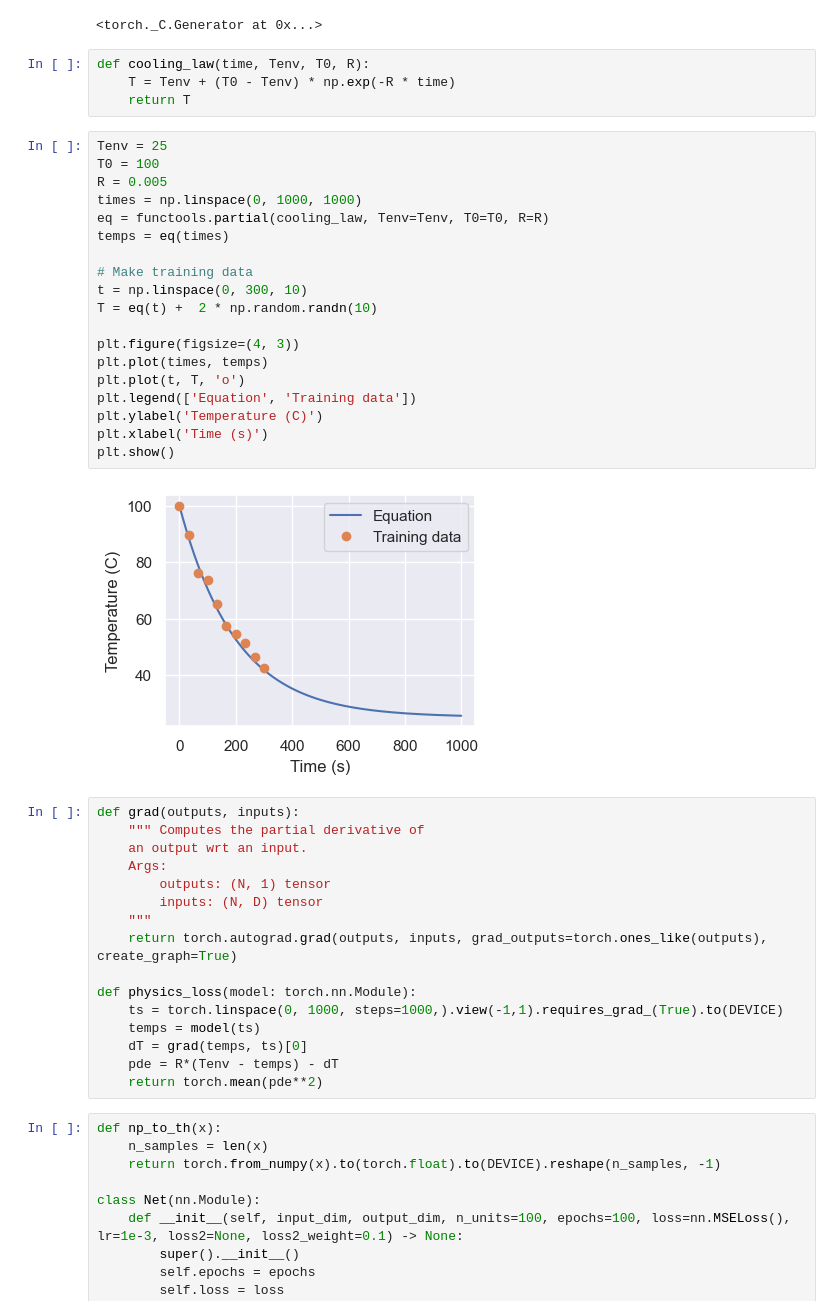
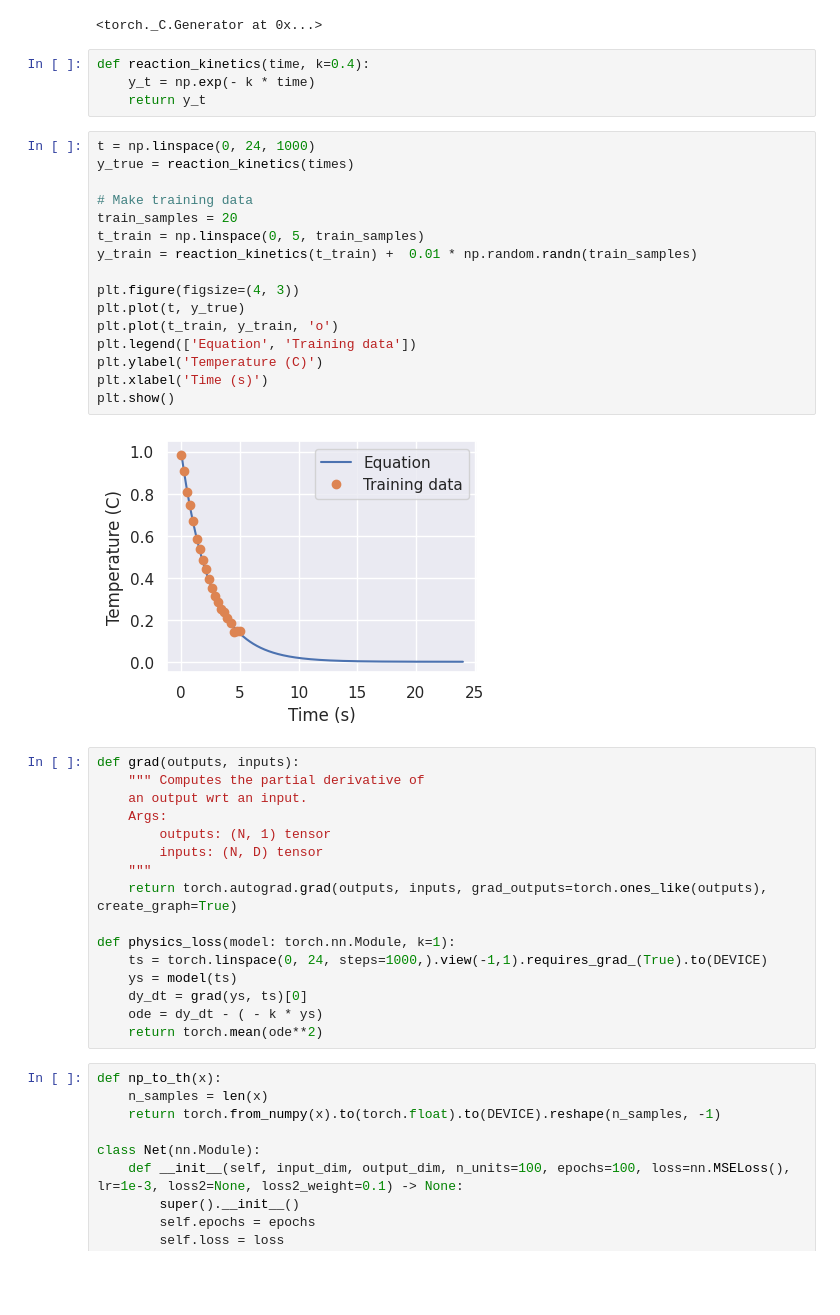
Before and after one commit to costasmexis/ModelMind, a Jupyter notebook: PINN_A.ipynb, the cells around one changed output. Saved outputs shown, nothing was run; the diff lists cells and outputs as text; blank space fills up the shorter version.

```diff
--- a/PINN_A.ipynb
+++ b/PINN_A.ipynb
@@ -13,31 +13,28 @@ sns.set_theme()
 torch.manual_seed(42)
 # %% [output]
 <torch._C.Generator at 0x...>
-# %%
-def cooling_law(time, Tenv, T0, R):
-    T = Tenv + (T0 - Tenv) * np.exp(-R * time)
-    return T
+# %%
+def reaction_kinetics(time, k=0.4):
+    y_t = np.exp(- k * time)
+    return y_t
 # %%
-Tenv = 25
-T0 = 100
-R = 0.005
-times = np.linspace(0, 1000, 1000)
-eq = functools.partial(cooling_law, Tenv=Tenv, T0=T0, R=R)
-temps = eq(times)
+t = np.linspace(0, 24, 1000)
+y_true = reaction_kinetics(times)
 
 # Make training data
-t = np.linspace(0, 300, 10)
-T = eq(t) +  2 * np.random.randn(10)
+train_samples = 20
+t_train = np.linspace(0, 5, train_samples)
+y_train = reaction_kinetics(t_train) +  0.01 * np.random.randn(train_samples)
 
 plt.figure(figsize=(4, 3))
-plt.plot(times, temps)
-plt.plot(t, T, 'o')
+plt.plot(t, y_true)
+plt.plot(t_train, y_train, 'o')
 plt.legend(['Equation', 'Training data'])
 plt.ylabel('Temperature (C)')
 plt.xlabel('Time (s)')
 plt.show()
 # %% [output]
-[figure, old version]
+[figure, new version]
 # %%
 def grad(outputs, inputs):
     """ Computes the partial derivative of
@@ -48,12 +45,12 @@ def grad(outputs, inputs):
     """
     return torch.autograd.grad(outputs, inputs, grad_outputs=torch.ones_like(outputs), create_graph=True)
 
-def physics_loss(model: torch.nn.Module):
-    ts = torch.linspace(0, 1000, steps=1000,).view(-1,1).requires_grad_(True).to(DEVICE)
-    temps = model(ts)
-    dT = grad(temps, ts)[0]
-    pde = R*(Tenv - temps) - dT
-    return torch.mean(pde**2)
+def physics_loss(model: torch.nn.Module, k=1):
+    ts = torch.linspace(0, 24, steps=1000,).view(-1,1).requires_grad_(True).to(DEVICE)
+    ys = model(ts)
+    dy_dt = grad(ys, ts)[0]
+    ode = dy_dt - ( - k * ys)
+    return torch.mean(ode**2)
 # %%
 def np_to_th(x):
     n_samples = len(x)
```
Also changed, not shown: parts of 3 cells of this notebook.
